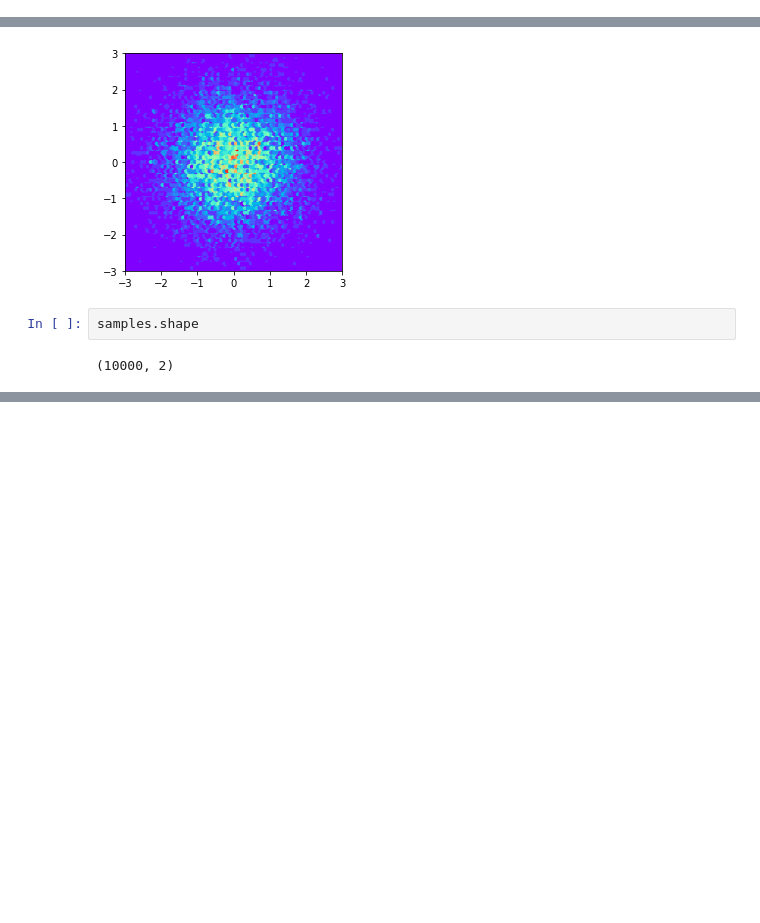
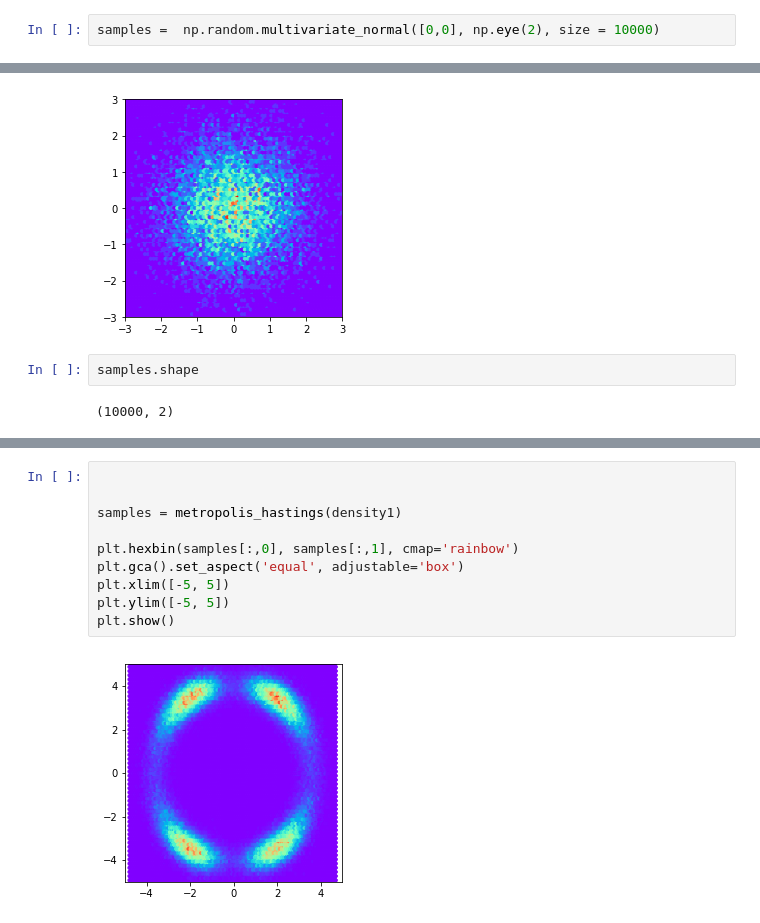
Before and after one commit to cotran2/bayesian_gans, a Jupyter notebook: codes/distributions/testing sampling.ipynb, the cells around one changed output, grey strips where cells are left out. Saved outputs shown, nothing was run; the diff lists cells and outputs as text; blank space fills up the shorter version.

```diff
--- a/codes/distributions/testing sampling.ipynb
+++ b/codes/distributions/testing sampling.ipynb
@@ -99,3 +95,5 @@ samples.shape
+# %%
+samples =  np.random.multivariate_normal([0,0], np.eye(2), size = 10000)
 # %%
 len(np.unique(samples,axis=0))
 # %% [output]
@@ -131,0 +200,12 @@ samples.shape
+# %%
+
+
+samples = metropolis_hastings(density1)
+
+plt.hexbin(samples[:,0], samples[:,1], cmap='rainbow')
+plt.gca().set_aspect('equal', adjustable='box')
+plt.xlim([-5, 5])
+plt.ylim([-5, 5])
+plt.show()
+# %% [output]
+[figure, added]
```
Also changed, not shown: parts of 10 cells of this notebook, 2 other files.
